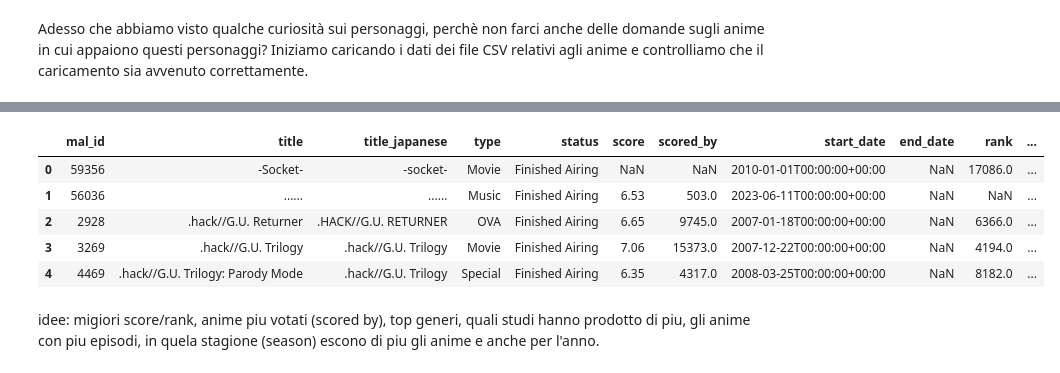
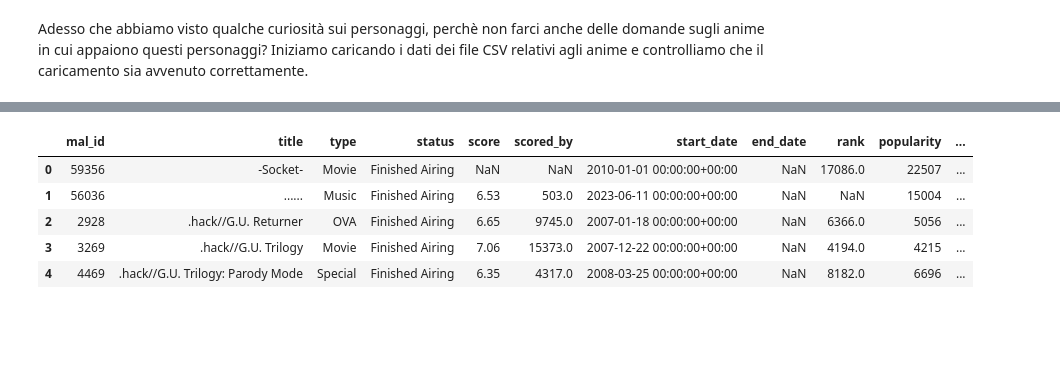
Before and after one commit to LeonardoFerraud/HCI---progetto-finale-Ferraud-Russo-2, a Jupyter notebook: Assigment25-26.ipynb, the cells around one changed output, grey strips where cells are left out. Cells and saved outputs as stored; diff of their text form; code cells hidden in the pictures; blank space fills up the shorter version.

```diff
--- a/Assigment25-26.ipynb
+++ b/Assigment25-26.ipynb
@@ -121,14 +99,14 @@ details_df.head()
 # %%
 details_df = pd.read_csv('details.csv')
 pd.set_option('display.max_columns', None)
-details_df = details_df.drop(columns=['url', 'image_url', 'synopsis', 'members', 'themes', 'demographics', 'source','rating', 'explicit_genres', 'licensors', 'streaming'])
+details_df = details_df.drop(columns=['url', 'title_japanese', 'image_url', 'synopsis', 'members', 'themes', 'demographics', 'source','rating','producers', 'explicit_genres', 'licensors', 'streaming'])
+details_df['start_date'] = pd.to_datetime(details_df['start_date'])
+details_df.drop_duplicates(subset=['mal_id'], inplace=True)
 details_df.head()
 # %% [output]
-|  | mal_id | title | title_japanese | type | status | score | scored_by | start_date | end_date | rank | ... |
-| 0 | 59356 | -Socket- | -socket- | Movie | Finished Airing | NaN | NaN | 2010-01-01T00:00:00+00:00 | NaN | 17086.0 | ... |
-| 1 | 56036 | ...... | ...... | Music | Finished Airing | 6.53 | 503.0 | 2023-06-11T00:00:00+00:00 | NaN | NaN | ... |
-| 2 | 2928 | .hack//G.U. Returner | .HACK//G.U. RETURNER | OVA | Finished Airing | 6.65 | 9745.0 | 2007-01-18T00:00:00+00:00 | NaN | 6366.0 | ... |
-| 3 | 3269 | .hack//G.U. Trilogy | .hack//G.U. Trilogy | Movie | Finished Airing | 7.06 | 15373.0 | 2007-12-22T00:00:00+00:00 | NaN | 4194.0 | ... |
-| 4 | 4469 | .hack//G.U. Trilogy: Parody Mode | .hack//G.U. Trilogy | Special | Finished Airing | 6.35 | 4317.0 | 2008-03-25T00:00:00+00:00 | NaN | 8182.0 | ... |
+|  | mal_id | title | type | status | score | scored_by | start_date | end_date | rank | popularity | ... |
+| 0 | 59356 | -Socket- | Movie | Finished Airing | NaN | NaN | 2010-01-01 00:00:00+00:00 | NaN | 17086.0 | 22507 | ... |
+| 1 | 56036 | ...... | Music | Finished Airing | 6.53 | 503.0 | 2023-06-11 00:00:00+00:00 | NaN | NaN | 15004 | ... |
+| 2 | 2928 | .hack//G.U. Returner | OVA | Finished Airing | 6.65 | 9745.0 | 2007-01-18 00:00:00+00:00 | NaN | 6366.0 | 5056 | ... |
+| 3 | 3269 | .hack//G.U. Trilogy | Movie | Finished Airing | 7.06 | 15373.0 | 2007-12-22 00:00:00+00:00 | NaN | 4194.0 | 4215 | ... |
+| 4 | 4469 | .hack//G.U. Trilogy: Parody Mode | Special | Finished Airing | 6.35 | 4317.0 | 2008-03-25 00:00:00+00:00 | NaN | 8182.0 | 6696 | ... |
-# %% [markdown]
-idee: migiori score/rank, anime piu votati (scored by), top generi, quali studi hanno prodotto di piu, gli anime con piu episodi, in quela stagione (season) escono di piu gli anime e anche per l'anno.
```
Also changed, not shown: parts of 19 cells of this notebook.
